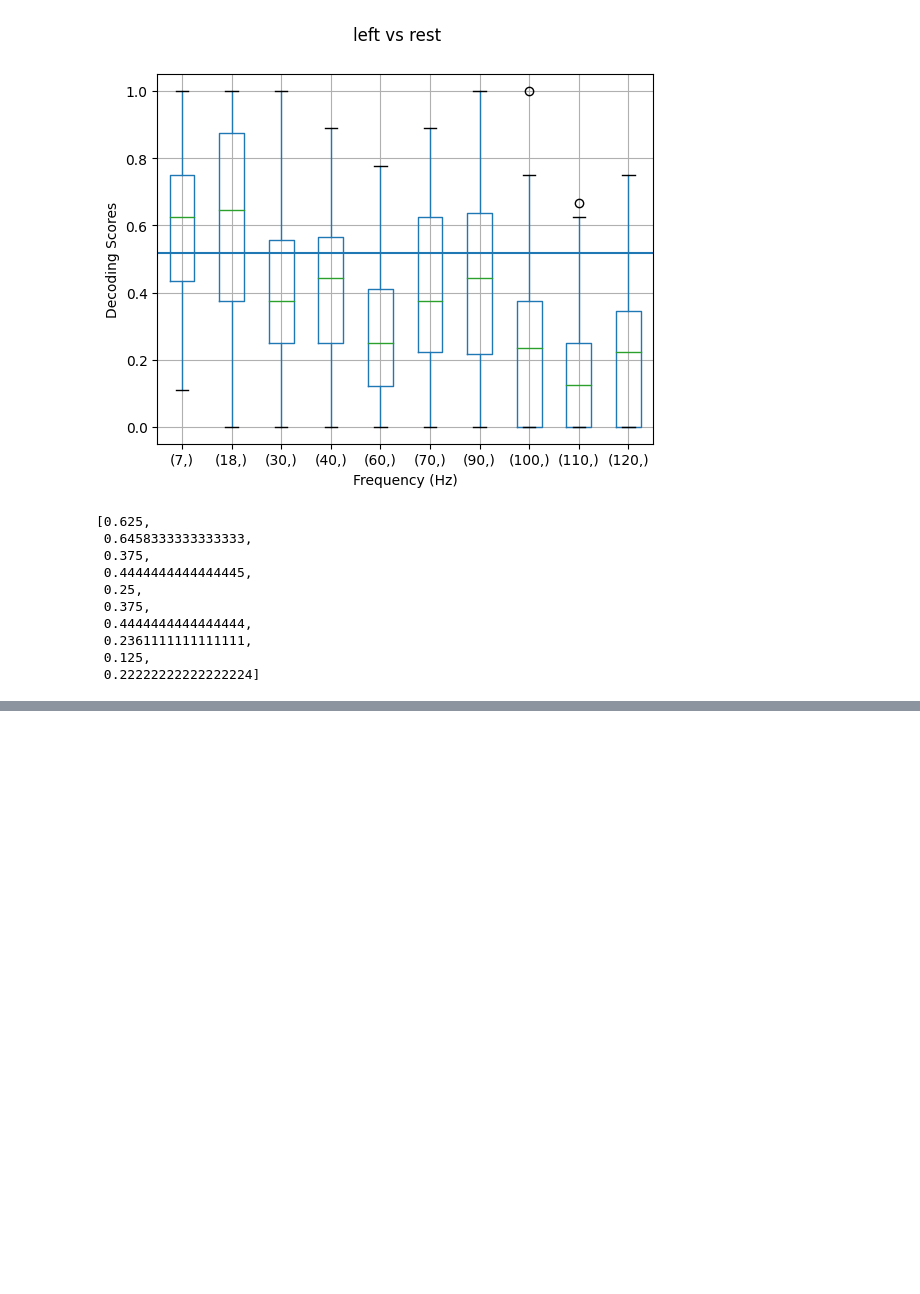
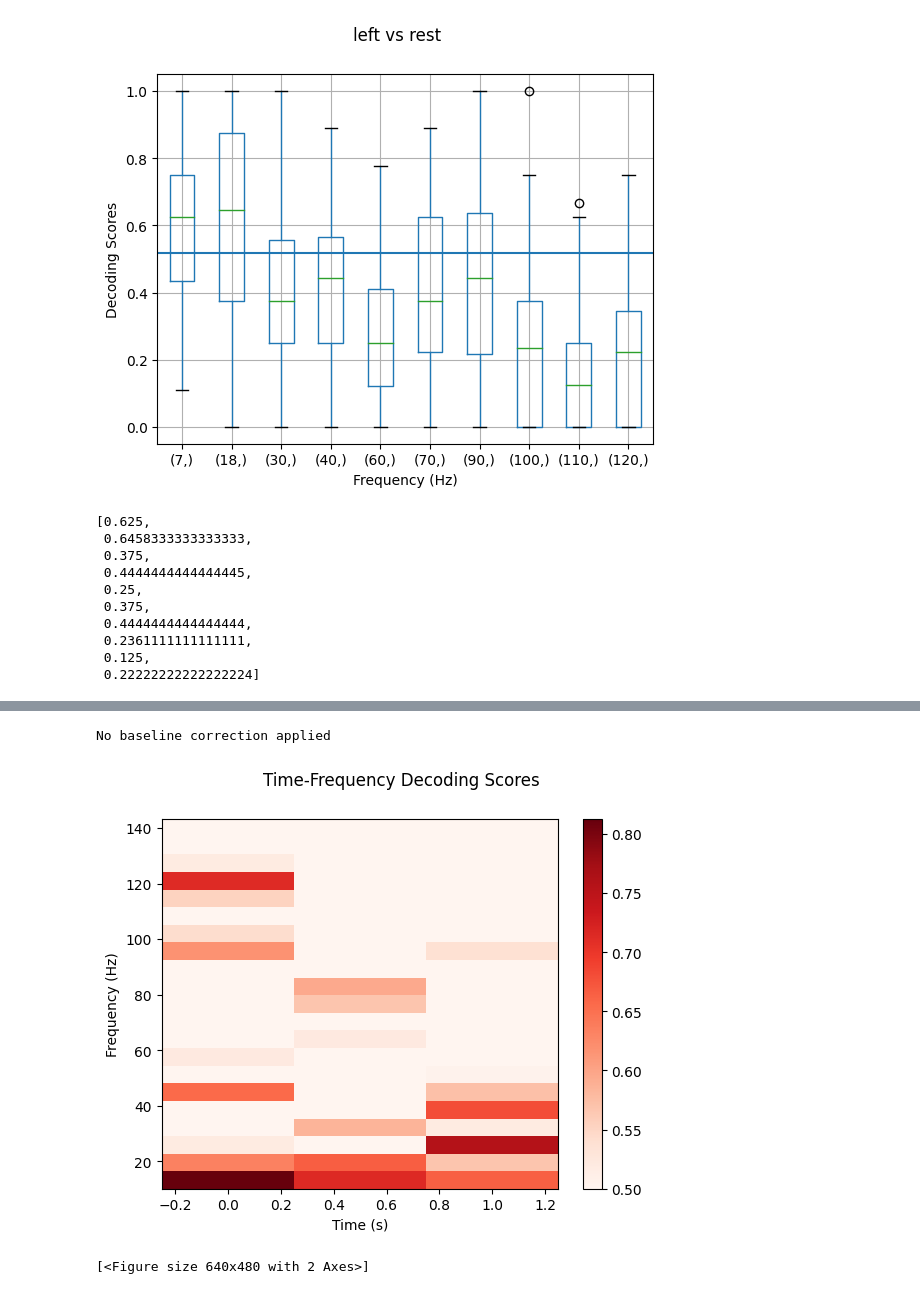
Before and after one commit to donalbertico/bci-analysis, a Jupyter notebook: ah/feature_extraction _benchmark.ipynb, the cells around one changed output, grey strips where cells are left out. Cells and saved outputs as stored; diff of their text form; code cells hidden in the pictures; blank space fills up the shorter version.

Commit message:
adding time window analysis

```diff
--- a/ah/feature_extraction _benchmark.ipynb
+++ b/ah/feature_extraction _benchmark.ipynb
@@ -125,7 +120,7 @@ classes = list(subset.event_id.keys())
 # %%
 csp = CSP(n_components=components, reg=None, log=True, norm_trace=False, rank='info')
 clf = make_pipeline(csp, LinearDiscriminantAnalysis())
-cv = ShuffleSplit(n_splits=50, test_size=0.2, random_state=34)
+cv = ShuffleSplit(n_splits=10, test_size=0.2, random_state=34)
 le = LabelEncoder()
 # %%
 freqs = [2.,7.,18.,30.,40.,60.,70.,90.,100.,110.,120.]
@@ -299,3 +294,14 @@ score_median
  0.22222222222222224]
 # %%
 del subset
+# %%
+tmin, tmax = -.500, 1.5
+n_cycles = 35.
+n_frqs = 22
+
+freqs = np.linspace(min_freq, max_freq, n_frqs)
+freq_ranges = list(zip(freqs[:-1], freqs[1:]))
+
+window_spacing = (n_cycles / np.max(freqs /2))
+centered_w_times = np.arange(tmin, tmax, window_spacing)[1:]
+n_windows = len(centered_w_times)
@@ -301,0 +320,18 @@ del subset
+# %%
+tf_scores = np.zeros((n_frqs - 1, n_windows))
+i = 0
+for freq, (fmin, fmax) in enumerate(freq_ranges):
+    w_size = n_cycles / ((fmax + fmin) / 2.)
+
+    test = subset.copy().filter(fmin, fmax, n_jobs=8)
+    test.drop_channels(test.info['bads'])
+    i += 1
+    print(i)
+    for t, w_time in enumerate(centered_w_times):
+        w_tmin = w_time - w_size / 2.
+        w_tmax = w_time + w_size / 2.
+        print(w_tmin, w_tmax)
+
+        X = test.copy().crop(w_tmin, w_tmax).get_data()
+
+        tf_scores[freq, t] = np.mean(cross_val_score(estimator=clf, X=X, y=y, scoring='roc_auc', cv=cv, n_jobs=8))
@@ -301,0 +462,10 @@ del subset
+# %%
+av_tfr = AverageTFR(create_info(['sfreq'],subset.info['sfreq']), tf_scores[np.newaxis,:],
+                   centered_w_times, freqs[1:],1)
+# %%
+av_tfr.plot([0], vmin=0.5, title="Time-Frequency Decoding Scores",
+            cmap=plt.cm.Reds)
+# %% [output]
+No baseline correction applied
+[figure, added]
+[<Figure size 640x480 with 2 Axes>]
```
Also changed, not shown: parts of 10 cells of this notebook.
